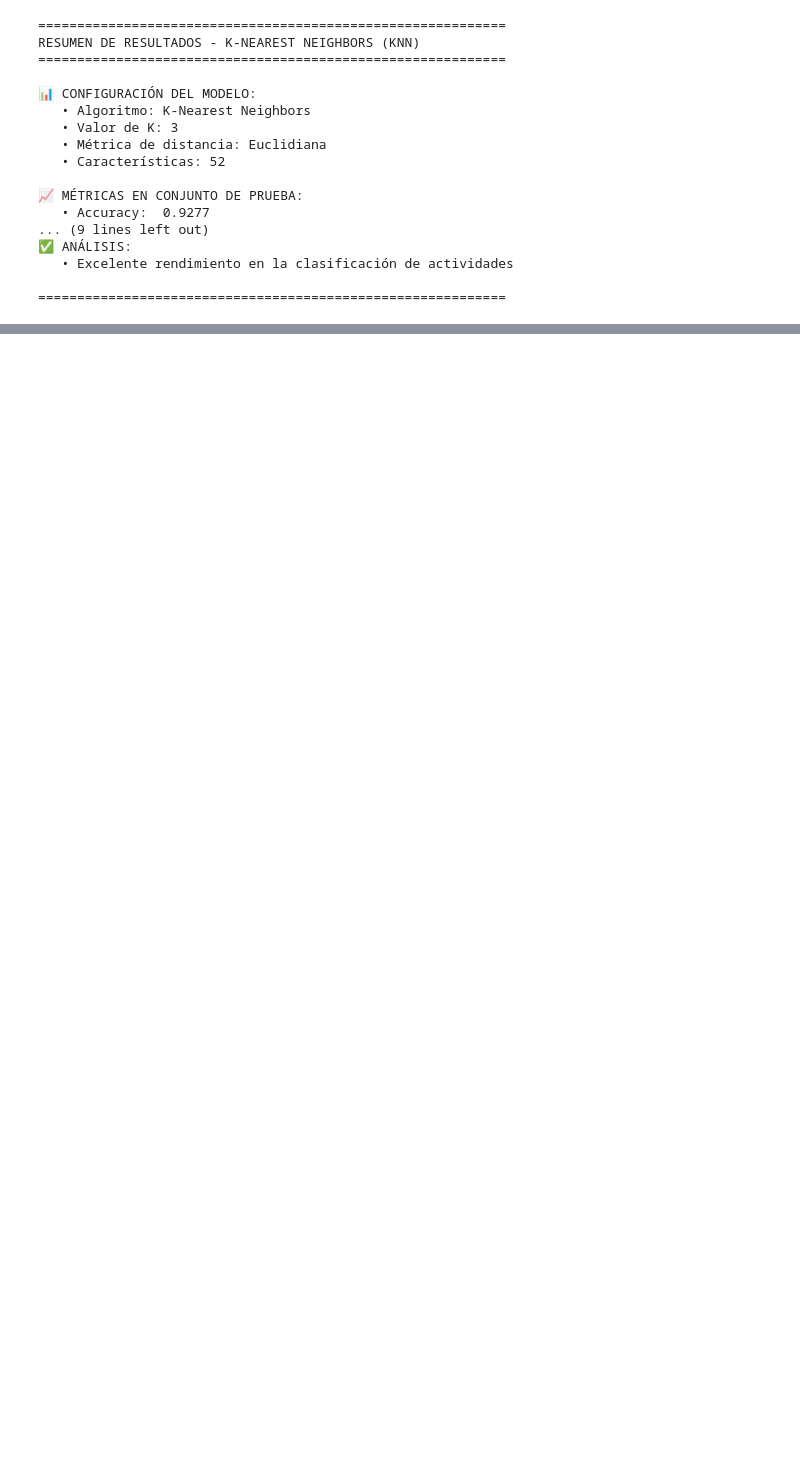
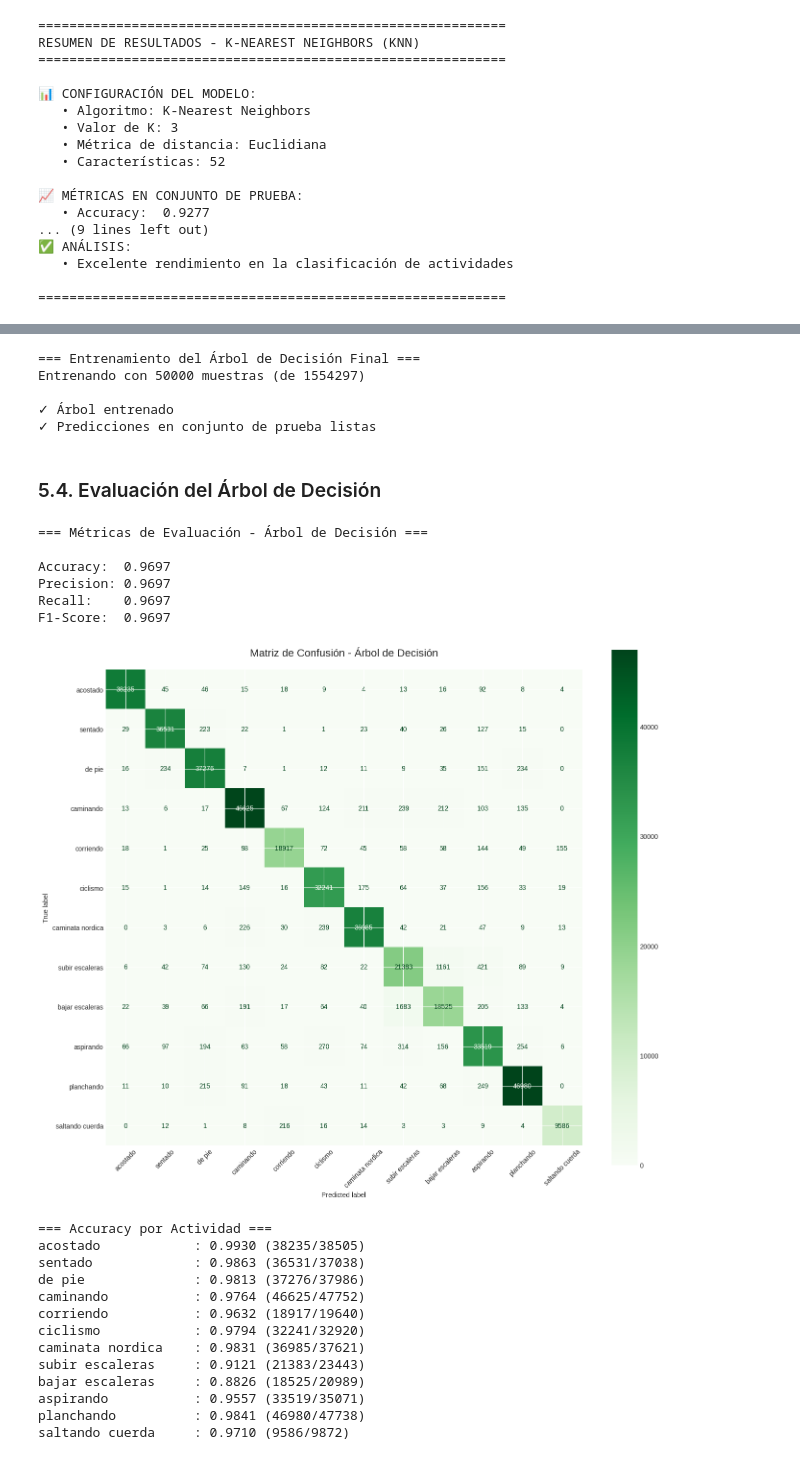
Before and after one commit to Jose-luis-echemendia/Machine-learning-AA, a Jupyter notebook: proyecto-final/main.ipynb, the cells around one changed output, grey strips where cells are left out. Cells and saved outputs as stored; diff of their text form; code cells hidden in the pictures; blank space fills up the shorter version.

```diff
--- a/proyecto-final/main.ipynb
+++ b/proyecto-final/main.ipynb
@@ -694,0 +765,80 @@ RESUMEN DE RESULTADOS - K-NEAREST NEIGHBORS (KNN)
+# %%
+if 'dt_best_params' in locals():
+    print("=== Entrenamiento del Árbol de Decisión Final ===")
+
+    # OPCIÓN 1: RÁPIDO - entrenar con subconjunto
+    dt_train_size = min(50000, len(X_train_scaled))
+    X_dt_train = X_train_scaled.sample(n=dt_train_size, random_state=42)
+    y_dt_train = y_train.loc[X_dt_train.index]
+    print(f"Entrenando con {dt_train_size} muestras (de {len(X_train_scaled)})\n")
+
+    dt_final = DecisionTreeClassifier(**dt_best_params, random_state=42)
+    dt_final.fit(X_dt_train, y_dt_train)
+
+    # OPCIÓN 2: COMPLETO - descomentar para usar todo el dataset
+    # dt_final = DecisionTreeClassifier(**dt_best_params, random_state=42)
+    # dt_final.fit(X_train_scaled, y_train)
+
+    print("✓ Árbol entrenado")
+    dt_y_pred = dt_final.predict(X_test_scaled)
+    print("✓ Predicciones en conjunto de prueba listas")
+# %% [output]
+=== Entrenamiento del Árbol de Decisión Final ===
+Entrenando con 50000 muestras (de 1554297)
+
+✓ Árbol entrenado
+✓ Predicciones en conjunto de prueba listas
+# %% [markdown]
+### 5.4. Evaluación del Árbol de Decisión
+# %%
+if 'dt_y_pred' in locals():
+    print("=== Métricas de Evaluación - Árbol de Decisión ===\n")
+    dt_accuracy = accuracy_score(y_test, dt_y_pred)
+    dt_precision = precision_score(y_test, dt_y_pred, average='weighted', zero_division=0)
+    dt_recall = recall_score(y_test, dt_y_pred, average='weighted', zero_division=0)
+    dt_f1 = f1_score(y_test, dt_y_pred, average='weighted', zero_division=0)
+
+    print(f"Accuracy:  {dt_accuracy:.4f}")
+    print(f"Precision: {dt_precision:.4f}")
+    print(f"Recall:    {dt_recall:.4f}")
+    print(f"F1-Score:  {dt_f1:.4f}\n")
+
+    # Matriz de confusión y accuracy por clase
+    dt_cm = confusion_matrix(y_test, dt_y_pred)
+    dt_labels = sorted(y_test.unique())
+    dt_names = [activity_labels.get(int(x), str(x)) for x in dt_labels]
+
+    fig, ax = plt.subplots(figsize=(14, 12))
+    disp = ConfusionMatrixDisplay(confusion_matrix=dt_cm, display_labels=dt_names)
+    disp.plot(ax=ax, cmap='Greens', values_format='d', xticks_rotation=45)
+    ax.set_title('Matriz de Confusión - Árbol de Decisión', fontsize=16, pad=20)
+    plt.tight_layout()
+    plt.show()
+
+    print("=== Accuracy por Actividad ===")
+    for i, label in enumerate(dt_labels):
+        cls_correct = dt_cm[i, i]
+        cls_total = dt_cm[i, :].sum()
+        cls_acc = cls_correct / cls_total if cls_total > 0 else 0
+        print(f"{dt_names[i]:20s}: {cls_acc:.4f} ({cls_correct}/{cls_total})")
+# %% [output]
+=== Métricas de Evaluación - Árbol de Decisión ===
+
+Accuracy:  0.9697
+Precision: 0.9697
+Recall:    0.9697
+F1-Score:  0.9697
+[figure, added]
+=== Accuracy por Actividad ===
+acostado            : 0.9930 (38235/38505)
+sentado             : 0.9863 (36531/37038)
+de pie              : 0.9813 (37276/37986)
+caminando           : 0.9764 (46625/47752)
+corriendo           : 0.9632 (18917/19640)
+ciclismo            : 0.9794 (32241/32920)
+caminata nordica    : 0.9831 (36985/37621)
+subir escaleras     : 0.9121 (21383/23443)
+bajar escaleras     : 0.8826 (18525/20989)
+aspirando           : 0.9557 (33519/35071)
+planchando          : 0.9841 (46980/47738)
+saltando cuerda     : 0.9710 (9586/9872)
```
Also changed, not shown: parts of 42 cells of this notebook, 1 other file.
